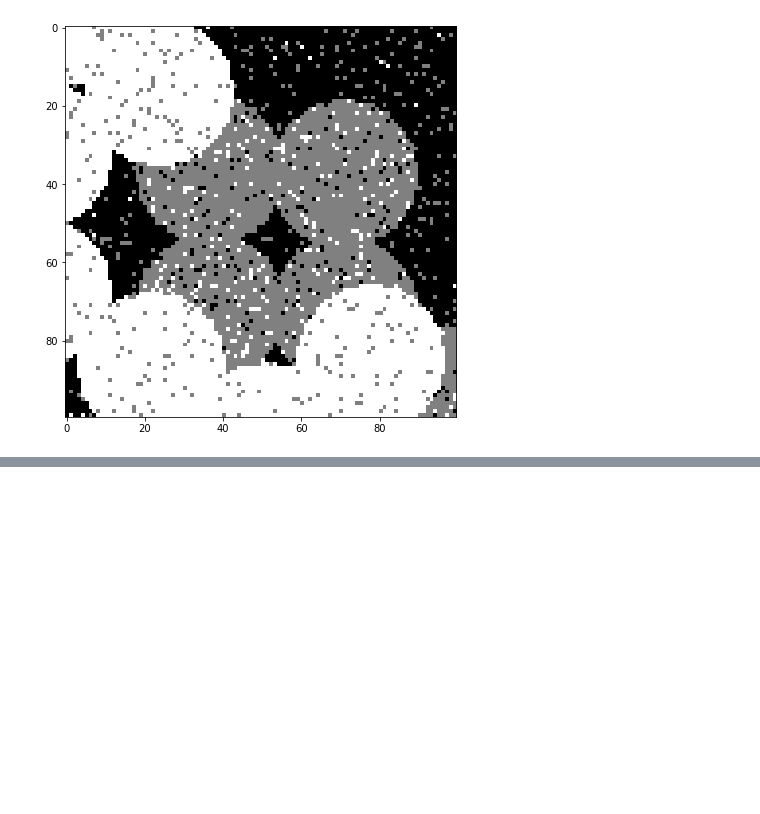
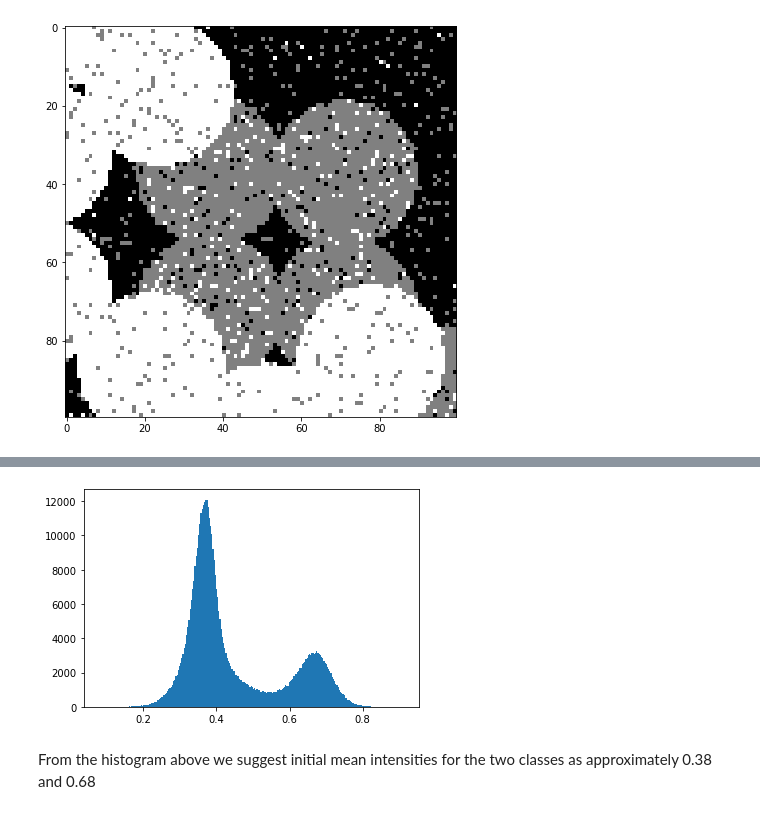
Before and after one commit to MJordahn/AIA_Spring_2020, a Jupyter notebook: Andreas/Week 5/MRF_image_segmentation.ipynb, the cells around one changed output, grey strips where cells are left out. Cells and saved outputs as stored; diff of their text form; code cells hidden in the pictures; blank space fills up the shorter version.

```diff
--- a/Andreas/Week 5/MRF_image_segmentation.ipynb
+++ b/Andreas/Week 5/MRF_image_segmentation.ipynb
@@ -31,8 +31,9 @@ print(img_true)
 # %% [markdown]
 Create histogram:
 # %%
-def segmentationHistogram(img_true, img_noise):
+def segmentationHistogram(img_true, img_noise, chist=True):
     hist_graph = np.zeros((3, 255))
+
     classes = {70. : 0,
                130. : 1,
                190. : 2}
@@ -40,13 +41,15 @@ def segmentationHistogram(img_true, img_noise):
     for i, row in enumerate(img_true):
         for j, _ in enumerate(row):
             intensity = math.floor(img_noise[i,j])-1
-            clss = classes[img_true[i,j]]
-            hist_graph[clss, intensity] +=1
+            if chist:
+                clss = classes[img_true[i,j]]
+                hist_graph[clss, intensity] +=1
 
     plt.hist(img_noise.flatten(), bins=255)
-    plt.plot(np.array(range(255))+1, hist_graph[0,:])
-    plt.plot(np.array(range(255))+1, hist_graph[1,:])
-    plt.plot(np.array(range(255))+1, hist_graph[2,:])
+    if chist:
+        plt.plot(np.array(range(255))+1, hist_graph[0,:])
+        plt.plot(np.array(range(255))+1, hist_graph[1,:])
+        plt.plot(np.array(range(255))+1, hist_graph[2,:])
     plt.show()
     return
 
@@ -126,0 +214,7 @@ Prior:  7321
+# %%
+# Histogram for the mouse tibia picture:
+segmentationHistogram(img_tibia, img_tibia, False)
+# %% [output]
+[figure, added]
+# %% [markdown]
+From the histogram above we suggest initial mean intensities for the two classes as approximately 0.38 and 0.68
```
Also changed, not shown: parts of 21 cells of this notebook.
